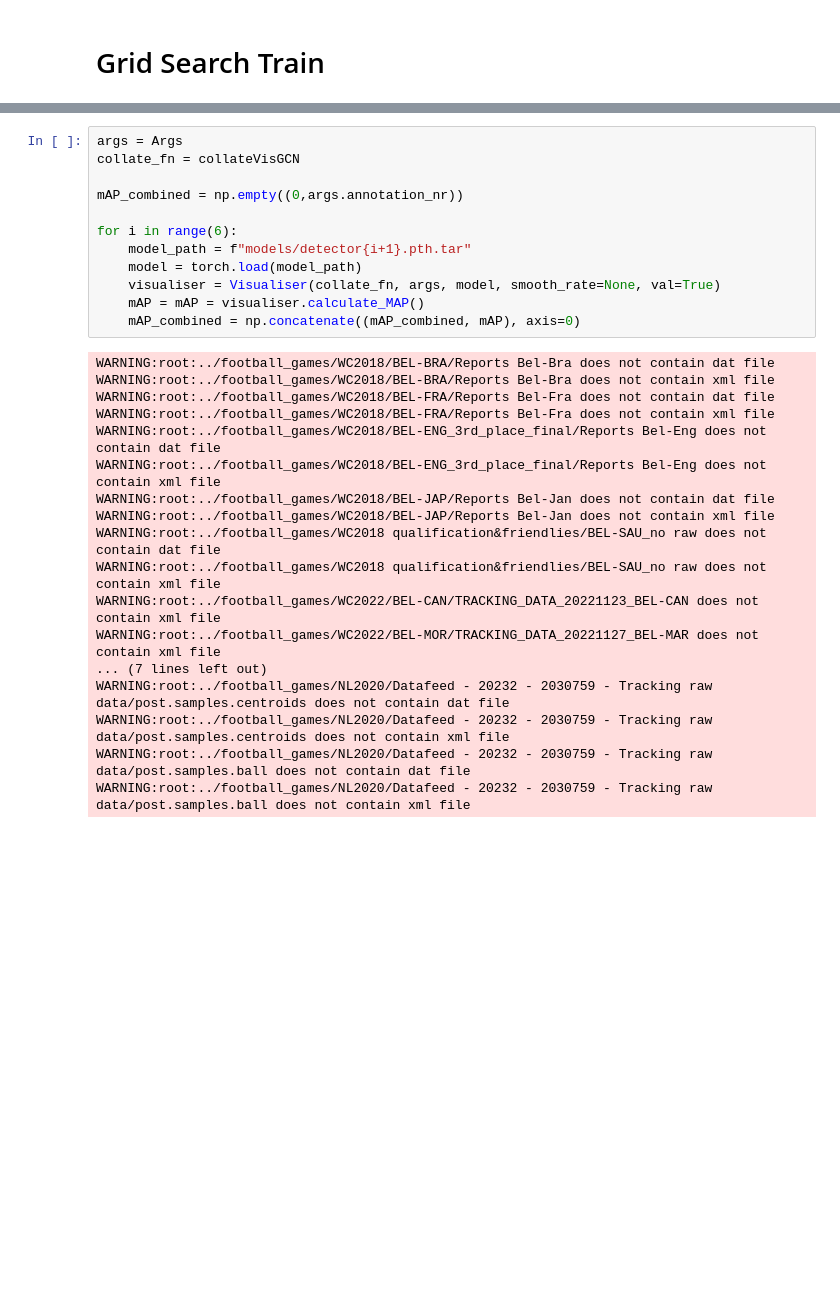
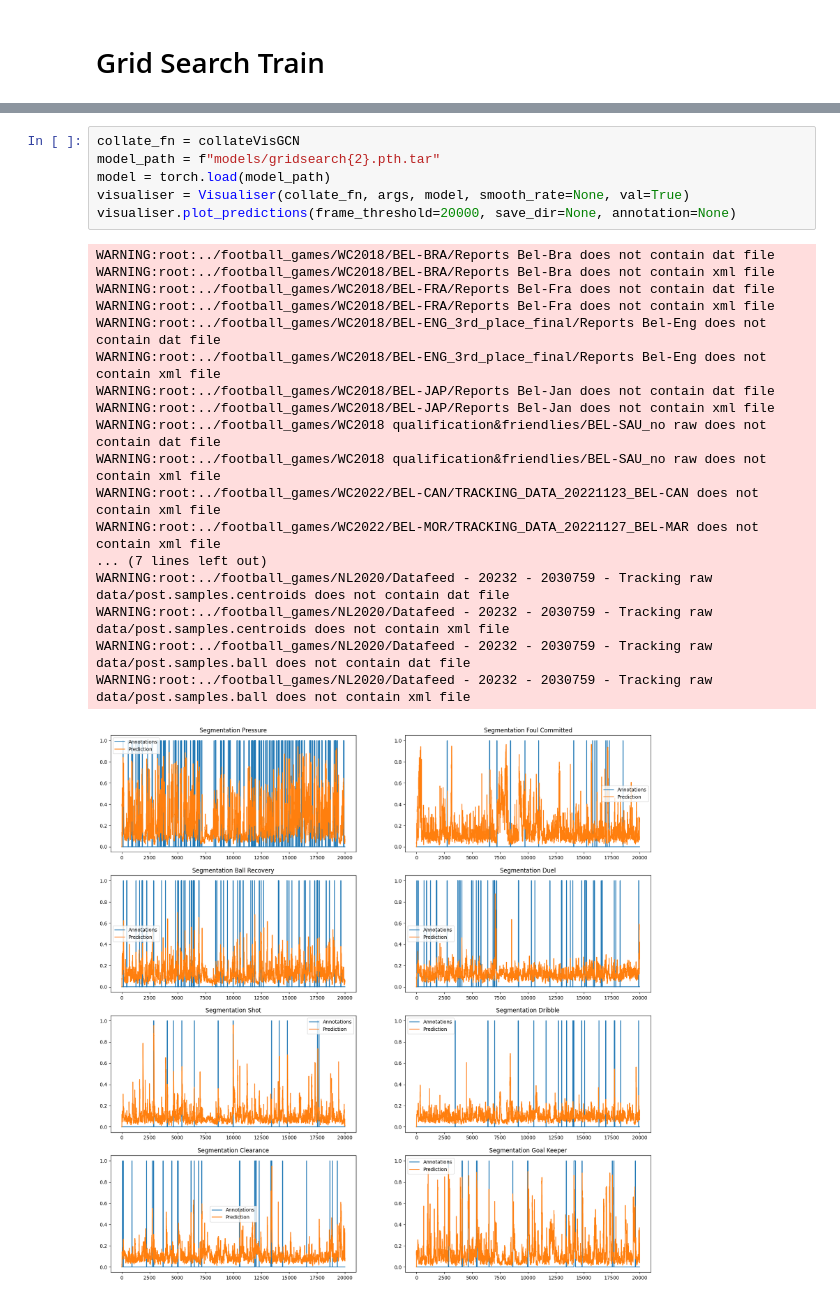
Before and after one commit to Ziolo1999/GNNsFootballEventSpotting, a Jupyter notebook: Code2/GridSearch.ipynb, the cells around one changed output, grey strips where cells are left out. Saved outputs shown, nothing was run; the diff lists cells and outputs as text; blank space fills up the shorter version.

```diff
--- a/Code2/GridSearch.ipynb
+++ b/Code2/GridSearch.ipynb
@@ -116,30 +337,25 @@ for i, chunk_size in enumerate(np.arange(10,60,10)):
 # %%
-args = Args
 collate_fn = collateVisGCN
-
-mAP_combined = np.empty((0,args.annotation_nr))
-
-for i in range(6):
-    model_path = f"models/detector{i+1}.pth.tar"
-    model = torch.load(model_path)
-    visualiser = Visualiser(collate_fn, args, model, smooth_rate=None, val=True)
-    mAP = mAP = visualiser.calculate_MAP()
-    mAP_combined = np.concatenate((mAP_combined, mAP), axis=0)
+model_path = f"models/gridsearch{2}.pth.tar"
+model = torch.load(model_path)
+visualiser = Visualiser(collate_fn, args, model, smooth_rate=None, val=True)
+visualiser.plot_predictions(frame_threshold=20000, save_dir=None, annotation=None)
 # %% [output]
 WARNING:root:../football_games/WC2018/BEL-BRA/Reports Bel-Bra does not contain dat file
 WARNING:root:../football_games/WC2018/BEL-BRA/Reports Bel-Bra does not contain xml file
 WARNING:root:../football_games/WC2018/BEL-FRA/Reports Bel-Fra does not contain dat file
 WARNING:root:../football_games/WC2018/BEL-FRA/Reports Bel-Fra does not contain xml file
 WARNING:root:../football_games/WC2018/BEL-ENG_3rd_place_final/Reports Bel-Eng does not contain dat file
 WARNING:root:../football_games/WC2018/BEL-ENG_3rd_place_final/Reports Bel-Eng does not contain xml file
 WARNING:root:../football_games/WC2018/BEL-JAP/Reports Bel-Jan does not contain dat file
 WARNING:root:../football_games/WC2018/BEL-JAP/Reports Bel-Jan does not contain xml file
 WARNING:root:../football_games/WC2018 qualification&friendlies/BEL-SAU_no raw does not contain dat file
 WARNING:root:../football_games/WC2018 qualification&friendlies/BEL-SAU_no raw does not contain xml file
 WARNING:root:../football_games/WC2022/BEL-CAN/TRACKING_DATA_20221123_BEL-CAN does not contain xml file
 WARNING:root:../football_games/WC2022/BEL-MOR/TRACKING_DATA_20221127_BEL-MAR does not contain xml file
 ... (7 lines left out)
 WARNING:root:../football_games/NL2020/Datafeed - 20232 - 2030759 - Tracking raw data/post.samples.centroids does not contain dat file
 WARNING:root:../football_games/NL2020/Datafeed - 20232 - 2030759 - Tracking raw data/post.samples.centroids does not contain xml file
 WARNING:root:../football_games/NL2020/Datafeed - 20232 - 2030759 - Tracking raw data/post.samples.ball does not contain dat file
 WARNING:root:../football_games/NL2020/Datafeed - 20232 - 2030759 - Tracking raw data/post.samples.ball does not contain xml file
+[figure, added]
```
Also changed, not shown: parts of 9 cells of this notebook, 17 other files.
